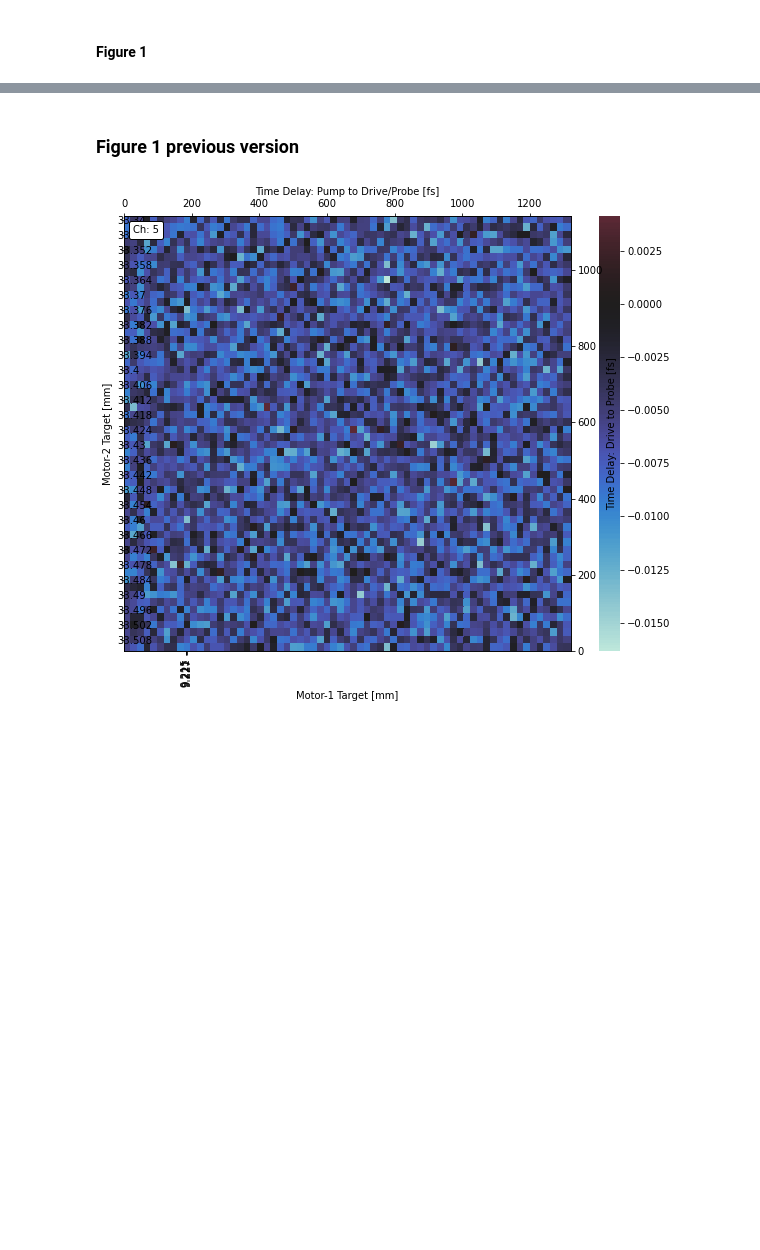
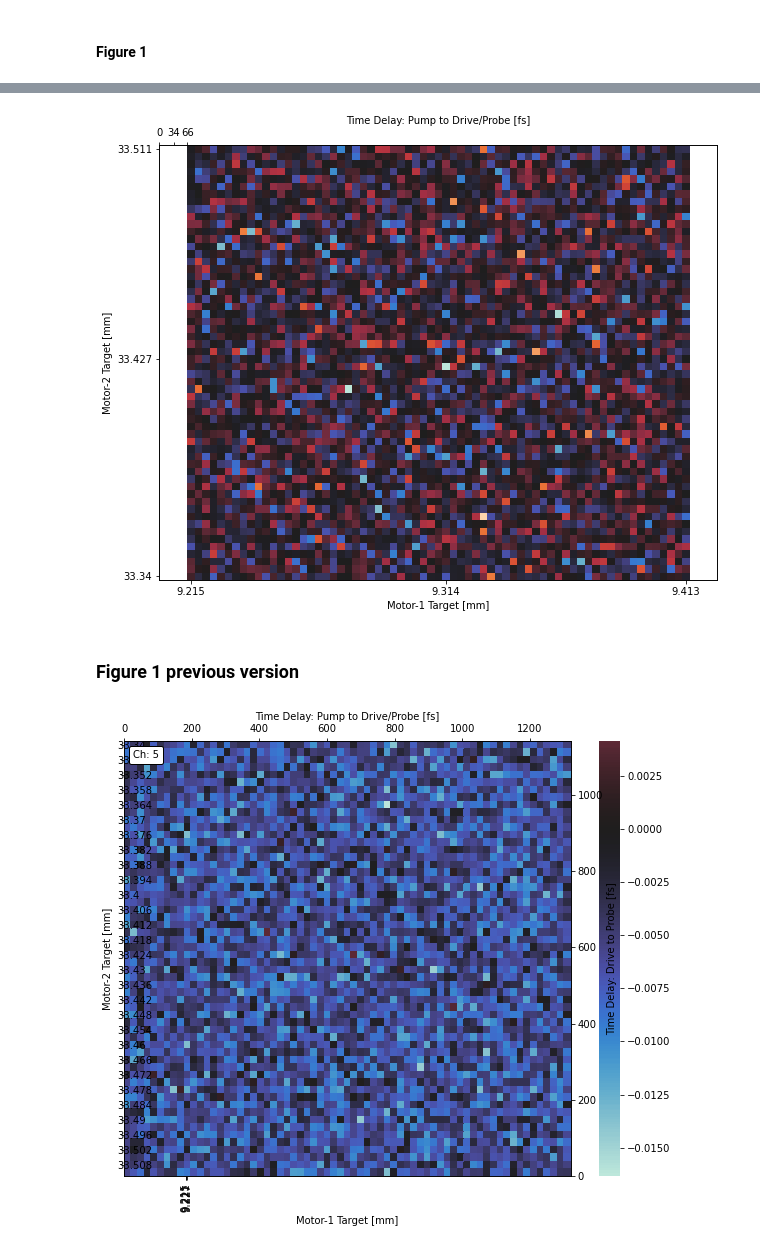
Before and after one commit to griffinbran/Chemical-Physics-Data-Visualization, a Jupyter notebook: code/Data-Cleaning.ipynb, the cells around one changed output, grey strips where cells are left out. Drawn from its saved outputs; the diff is of its cells as text; code cells hidden in the pictures; blank space fills up the shorter version.

Commit message:
Convert Fig 1 from sns hmap to plt imshow.

```diff
--- a/code/Data-Cleaning.ipynb
+++ b/code/Data-Cleaning.ipynb
@@ -281,7 +281,7 @@ for stage in range(1,3):
     last = len(s.value_counts())
     midd = round(last/2)
     plot_labels.append([s.min(), s.quantile(q=0.5), s.max()])
-    tick_pos.append([0, midd, last])
+    tick_pos.append([0, midd, last-1])
 plot_labels
 # %% [output]
 [0, [9.215, 9.314, 9.413], [33.34, 33.427, 33.511]]
@@ -307,57 +319,88 @@ y-tick positions:
 # %% [markdown]
 #### Figure 1
 # %%
+# Set figure size and instantiate Axis-class objects
 fig, axs = plt.subplots(nrows = 1,
                         ncols = 1,
                         figsize = (10, 8));
-# Choose colormap
-mycmap = plt.get_cmap('icefire') # Diverging color palette for readability
 
+# Choose colormap: Underscore-r "_r" reverses the cmap
+mycmap = plt.get_cmap('icefire_r'); # Diverging color palette for readability
 
 # Choose a channel to view
 channel = 5
 
 # Display a 2D-Scan Intensity in each instance initialized by AxesGrid
 hmap = axs.imshow(data_to_plot1[channel],
-                   #center=0,
-                   cmap = mycmap);
+                  #center=0,
+                  #vmin=,
+                  #vmax=,
+                  origin='lower', # Orients hmap to increase upwards
+                  cmap = mycmap);
 
 # Format tick-marks and tick-labels
-axs.set_xticklabels(plot1_labels)
-axs.set_xticks(plot1_ticks)
+'''
+ONE PLOT
+plt.xticks(ticks=plot1_ticks,
+           labels=plot1_labels,
+           rotation=0,
+           rotation_mode='anchor',
+           ha='center');
+'''
 
-axs.set_yticklabels(plot2_labels)
-axs.set_yticks(plot2_ticks)
+# MULTI-PLOT: TICK-LABELS SPECIFIED
+axs.set_xticklabels(labels=plot1_labels,
+                    rotation = 0,
+                    rotation_mode='anchor',
+                    ha='center');
+axs.set_xticks(plot1_ticks);
 
-# Set a property on an artist's(heatmap's) object(tick labels)
+axs.set_yticklabels(labels=plot2_labels,
+                    rotation = 0,
+                    rotation_mode='anchor',
+                    ha='right');
+axs.set_yticks(plot2_ticks);
+x1, x2 = axs.get_xlim()
+
+'''
+MULTI-PLOT: TICK-LABELS UNSPECIFIED
 plt.setp(axs.get_xticklabels(),
          rotation = 0,
          rotation_mode='anchor',
          ha='center');
-plt.setp(axs.get_yticklabels(),
-         rotation = 0,
-         rotation_mode='anchor',
-         ha='right');
+axs.set_xticks(plot1_ticks);
+'''
+# Parasite Axes for time-delay ticks
+T = axs.twiny()
+#tau = axs.twinx()
 
-#axs.set_yticklabels(hmap) #labels, *, fontdict=None, minor=False, **kwargs)
-T   = axs.twiny()
-tau = axs.twinx()
 
-# Where should the CHANNEL be labeled?
-axs.set_xlabel(f'Motor-1 Target [mm]')
-T.set_xlabel('Time Delay: Pump to Drive/Probe [fs]')
+T.set_xticks(plot1_ticks);
+#T.set_xlim(axs.set_xlim())
 T.set_xlim(0, step1_time*m1_step_count)
 
+# get the location of the ticks of ax
+axlocs1 = axs.get_xlim()
+axlocsT = T.get_xlim()
+display(f'{axlocs1}')
+display(f'{axlocsT}')
+
+# Label Axes for map readability
+axs.set_xlabel(f'Motor-1 Target [mm]')
 axs.set_ylabel(f'Motor-2 Target [mm]')
-tau.set_ylabel('Time Delay: Drive to Probe [fs]')
-tau.set_ylim(0, step2_time*m2_step_count)
+T.set_xlabel('Time Delay: Pump to Drive/Probe [fs]')
+#tau.set_ylabel('Time Delay: Drive to Probe [fs]')
+'''
+#   tau.set_ylim(0, step2_time*m2_step_count)
 
 #hmap.set_title(f'Channel {channel}')
 
 # Now adding the colorbar
-#cbaxes = fig.add_axes([0.8, 0.126, 0.03, 0.754])
-#cb = plt.colorbar(hmap, cax = cbaxes)
-#fig.colorbar(hmap, pad = 0.001)
+cbaxes = fig.add_axes([0.95, 0.125, 0.03, 0.754])
+# [%(over from left), %(up from bottom), width=3%, height=75.4%]
+#plt.colorbar(hmap, cax = cbaxes, pad=0.5)
+plt.colorbar(hmap, cax = cbaxes)
 # Draw inside label-channel indictor
 draw_text(axs, channel)
+'''
 # %% [output]
@@ -366,3 +410,4 @@ RuntimeError: adjustable='datalim' is not allowed when both axes are shared
+[figure, added]
 # %% [markdown]
 ### Figure 1 previous version
 # %%
```
Also changed, not shown: parts of 4 cells of this notebook.
